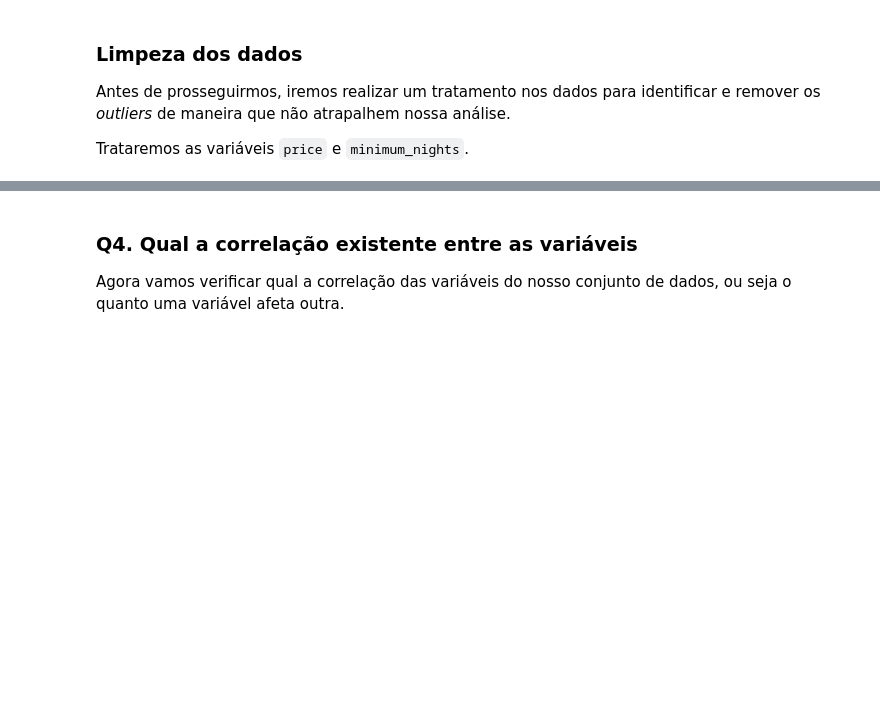
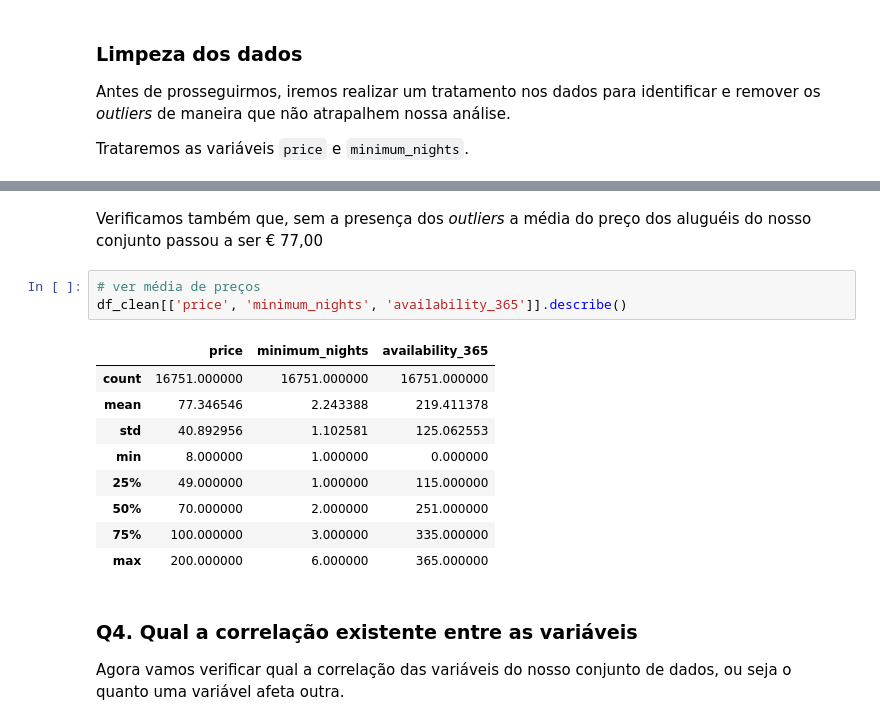
Before and after one commit to virb30/airbnb-lisboa, a Jupyter notebook: Projeto_Analisando_os_Dados_do_Airbnb_Grande_Lisboa.ipynb, the cells around one changed output, grey strips where cells are left out. Saved outputs shown, nothing was run; the diff lists cells and outputs as text; blank space fills up the shorter version.

```diff
--- a/Projeto_Analisando_os_Dados_do_Airbnb_Grande_Lisboa.ipynb
+++ b/Projeto_Analisando_os_Dados_do_Airbnb_Grande_Lisboa.ipynb
@@ -273,3 +360,18 @@ df_clean.hist(bins=15, figsize=(15,10));
+# %% [markdown]
+Verificamos também que, sem a presença dos *outliers* a média do preço dos aluguéis do nosso conjunto passou a ser &euro; 77,00
+# %%
+# ver média de preços
+df_clean[['price', 'minimum_nights', 'availability_365']].describe()
+# %% [output]
+|  | price | minimum_nights | availability_365 |
+| count | 16751.000000 | 16751.000000 | 16751.000000 |
+| mean | 77.346546 | 2.243388 | 219.411378 |
+| std | 40.892956 | 1.102581 | 125.062553 |
+| min | 8.000000 | 1.000000 | 0.000000 |
+| 25% | 49.000000 | 1.000000 | 115.000000 |
+| 50% | 70.000000 | 2.000000 | 251.000000 |
+| 75% | 100.000000 | 3.000000 | 335.000000 |
+| max | 200.000000 | 6.000000 | 365.000000 |
 # %% [markdown]
 ### **Q4. Qual a correlação existente entre as variáveis**
 
```
Also changed, not shown: parts of 39 cells of this notebook.
